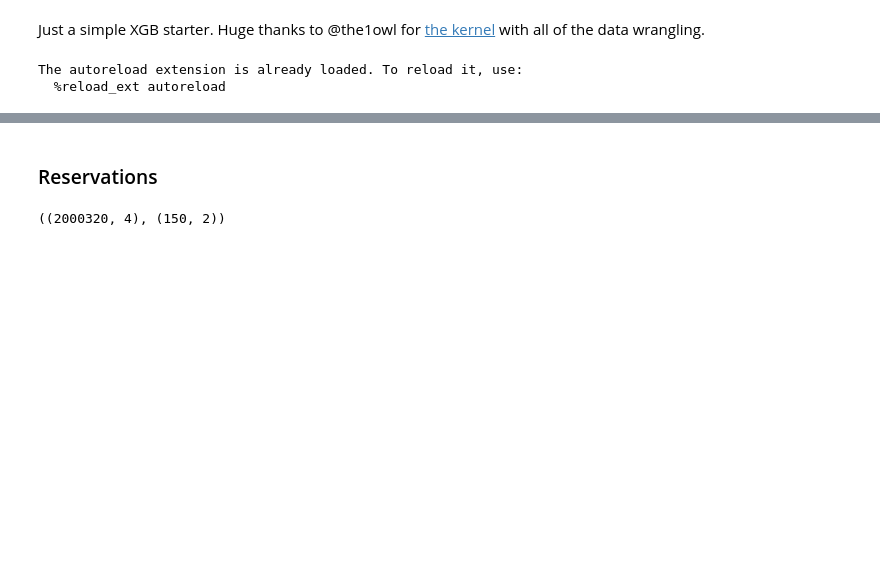
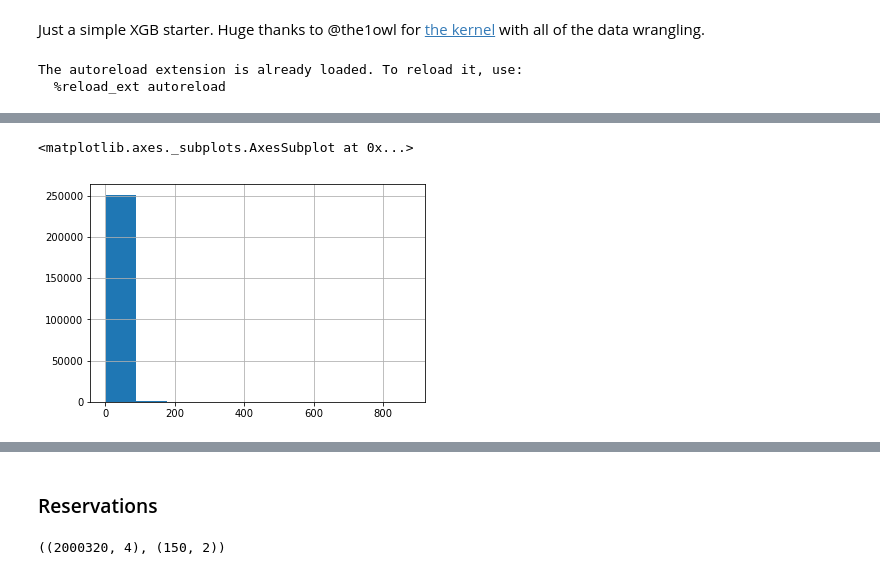
Before and after one commit to ryankresse/restaurant_comp, a Jupyter notebook: jmbull_xgb_starter.ipynb, the cells around one changed output, grey strips where cells are left out. Saved outputs shown, nothing was run; the diff lists cells and outputs as text; code cells hidden in the pictures; blank space fills up the shorter version.

```diff
--- a/jmbull_xgb_starter.ipynb
+++ b/jmbull_xgb_starter.ipynb
@@ -43,0 +56,5 @@ data = {
+# %%
+data['tra'].visitors.hist()
+# %% [output]
+<matplotlib.axes._subplots.AxesSubplot at 0x...>
+[figure, added]
```
Also changed, not shown: parts of 33 cells of this notebook.
